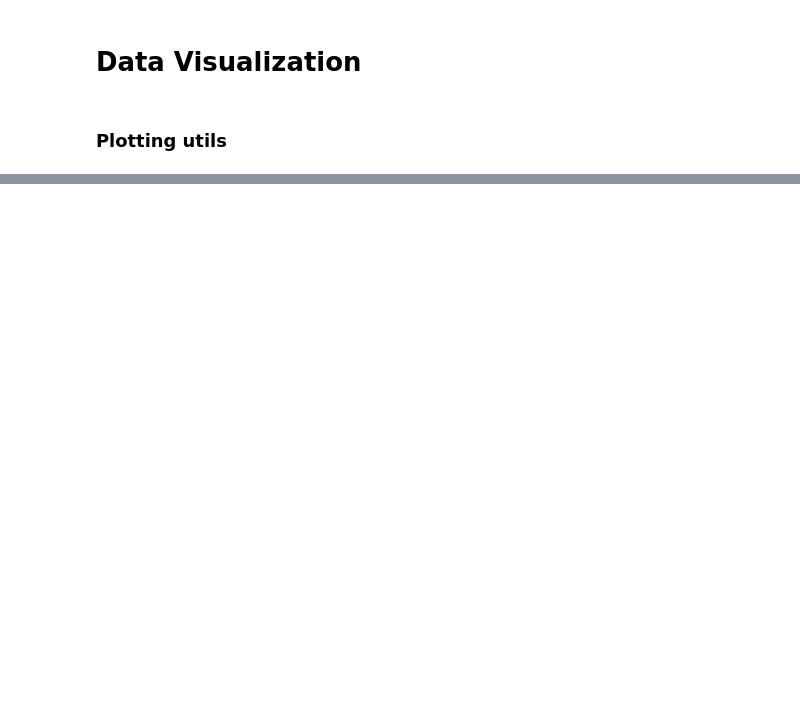
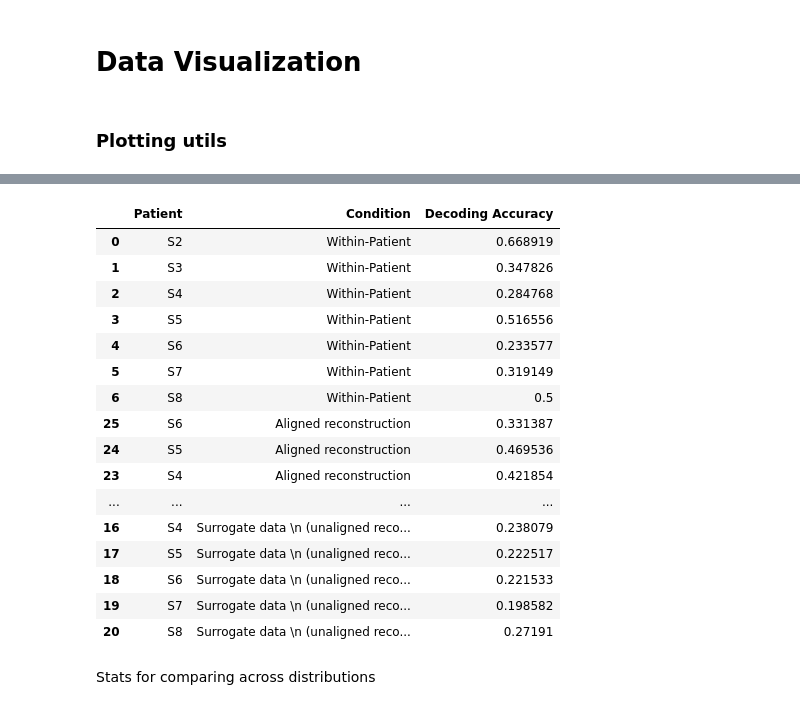
Before and after one commit to coganlab/cross_patient_speech_decoding, a Jupyter notebook: aligned_decoding/figure_analyses/supp/supp_fig_9.ipynb, the cells around one changed output, grey strips where cells are left out. Saved outputs shown, nothing was run; the diff lists cells and outputs as text; code cells hidden in the pictures; blank space fills up the shorter version.

```diff
--- a/aligned_decoding/figure_analyses/supp/supp_fig_9.ipynb
+++ b/aligned_decoding/figure_analyses/supp/supp_fig_9.ipynb
@@ -583,0 +1317,49 @@ plt.show()
+# %%
+# Load patient-specific from original figure
+recon_acc_df_orig = pd.read_csv(Path('~/Box/CoganLab/Papers/2025/cross-patient-speech-decoding/figures/fig_3/crossPt_recon_decode.csv').expanduser())
+
+# Load csv from TME data
+recon_acc_df_tme = pd.read_csv(FIG_DIR / 'crossPt_recon_decode_TME.csv')
+
+# Replace within-patient decoding in TME df with patient-specific values from original data
+for index, row in recon_acc_df_tme.iterrows():
+    if row['Condition'] == 'Within-Patient':
+        # Find the corresponding row in the original df
+        orig_row = recon_acc_df_orig[(recon_acc_df_orig['Patient'] == row['Patient']) & (recon_acc_df_orig['Condition'] == 'Within-Patient')]
+        if not orig_row.empty:
+            # Replace the value in the TME df with the patient-specific value
+            recon_acc_df_tme.at[index, 'Decoding Accuracy'] = orig_row.iloc[0]['Decoding Accuracy']
+
+# Add aligned reconstruction from original data for comparison
+recon_acc_df_tme['Condition'] = recon_acc_df_tme['Condition'].replace('Aligned reconstruction', 'Surrogate data \n (aligned reconstruction)')
+recon_acc_df_tme['Condition'] = recon_acc_df_tme['Condition'].replace('Unaligned reconstruction', 'Surrogate data \n (unaligned reconstruction)')
+for index, row in recon_acc_df_orig.iterrows():
+    if row['Condition'] == 'Aligned reconstruction':
+        # Add the row to the TME df
+        recon_acc_df_tme = pd.concat([recon_acc_df_tme, row.to_frame().T], ignore_index=True)
+
+# reorder condition for plotting
+order_dict = {'Within-Patient': 0, 'Aligned reconstruction': 1, 'Surrogate data \n (aligned reconstruction)': 2, 'Surrogate data \n (unaligned reconstruction)': 3}
+recon_acc_df_tme['Condition'] = pd.Categorical(recon_acc_df_tme['Condition'], categories=order_dict.keys(), ordered=True)
+recon_acc_df_tme = recon_acc_df_tme.sort_values('Condition')
+
+recon_acc_df_tme
+# recon_acc_df_tme.to_csv(FIG_DIR / 'crossPt_recon_decode_TME.csv', index=False)
+# %% [output]
+|  | Patient | Condition | Decoding Accuracy |
+| 0 | S2 | Within-Patient | 0.668919 |
+| 1 | S3 | Within-Patient | 0.347826 |
+| 2 | S4 | Within-Patient | 0.284768 |
+| 3 | S5 | Within-Patient | 0.516556 |
+| 4 | S6 | Within-Patient | 0.233577 |
+| 5 | S7 | Within-Patient | 0.319149 |
+| 6 | S8 | Within-Patient | 0.5 |
+| 25 | S6 | Aligned reconstruction | 0.331387 |
+| 24 | S5 | Aligned reconstruction | 0.469536 |
+| 23 | S4 | Aligned reconstruction | 0.421854 |
+| ... | ... | ... | ... |
+| 16 | S4 | Surrogate data \n (unaligned reco... | 0.238079 |
+| 17 | S5 | Surrogate data \n (unaligned reco... | 0.222517 |
+| 18 | S6 | Surrogate data \n (unaligned reco... | 0.221533 |
+| 19 | S7 | Surrogate data \n (unaligned reco... | 0.198582 |
+| 20 | S8 | Surrogate data \n (unaligned reco... | 0.27191 |
@@ -583,0 +1406,2 @@ plt.show()
+# %% [markdown]
+Stats for comparing across distributions
```
Also changed, not shown: parts of 54 cells of this notebook, 14 other files.
